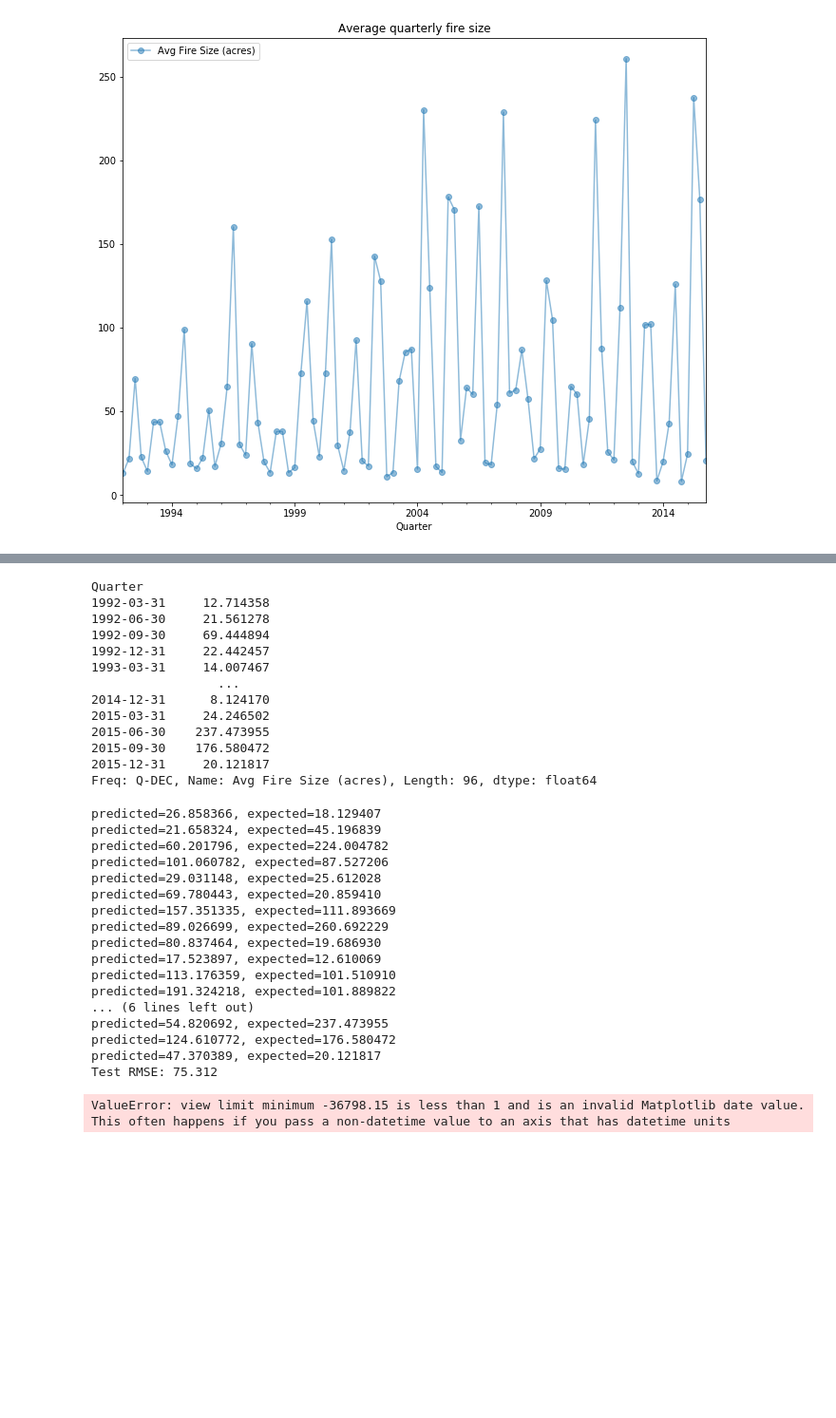
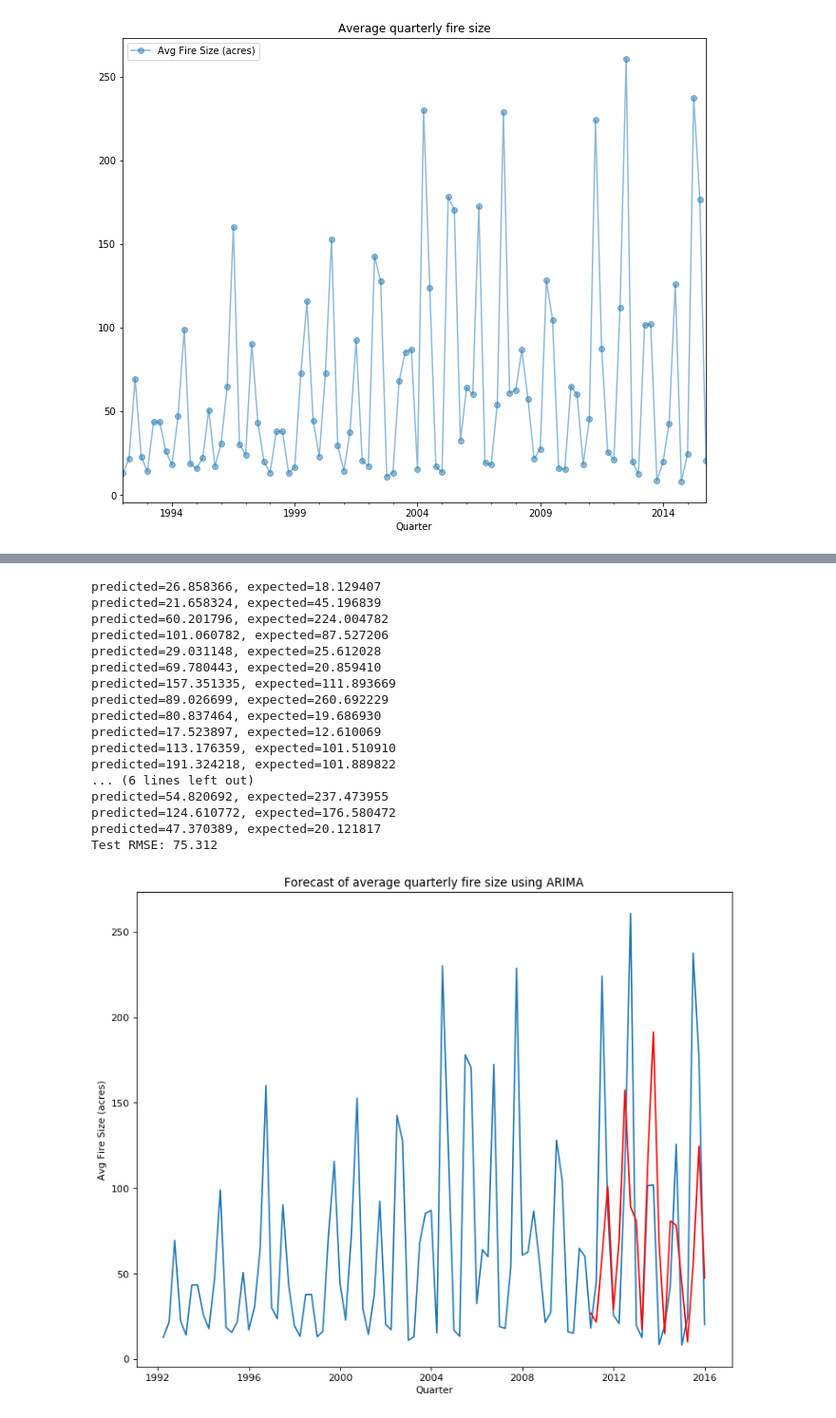
Before and after one commit to mcmarius/InformationVisualization, a Jupyter notebook: Timeseries.ipynb, the cells around one changed output, grey strips where cells are left out. Shown at 95% size. Drawn from its saved outputs; the diff is of its cells as text; code cells hidden in the pictures; blank space fills up the shorter version.

```diff
--- a/Timeseries.ipynb
+++ b/Timeseries.ipynb
@@ -113,25 +113,11 @@ INFO:fbprophet:Disabling daily seasonality. Run prophet with daily_seasonality=T
-# %%
-fires_by_quarter
-# %% [output]
-Quarter
-1992-03-31     12.714358
-1992-06-30     21.561278
-1992-09-30     69.444894
-1992-12-31     22.442457
-1993-03-31     14.007467
-                 ...
-2014-12-31      8.124170
-2015-03-31     24.246502
-2015-06-30    237.473955
-2015-09-30    176.580472
-2015-12-31     20.121817
-Freq: Q-DEC, Name: Avg Fire Size (acres), Length: 96, dtype: float64
 # %%
 # from pandas import datetime
 from matplotlib import pyplot
 from statsmodels.tsa.arima.model import ARIMA
 from sklearn.metrics import mean_squared_error
 from math import sqrt
+import numpy as np
+from matplotlib.pyplot import figure
 
 size = 75
 train, test = fires_by_quarter[:size], fires_by_quarter[size:]
@@ -142,34 +128,38 @@ for t in range(len(test)):
     model = ARIMA(history, order=(5,1,0))
     model_fit = model.fit()
     output = model_fit.forecast()
     yhat = output[0]
     predictions.append(yhat)
     obs = test[t]
     history.append(obs)
     print('predicted=%f, expected=%f' % (yhat, obs))
 # evaluate forecasts
 rmse = sqrt(mean_squared_error(test, predictions))
 print('Test RMSE: %.3f' % rmse)
 # plot forecasts against actual outcomes
-# pyplot.plot(test)
-# pyplot.plot(predictions, color='red')
-# pyplot.show()
+figure(figsize=(11, 9), dpi=80)
+pyplot.plot(fires_by_quarter.index.values, np.concatenate((train.values, test.values)))
+pyplot.plot(fires_by_quarter.index.values[size:], predictions, color='red')
+plt.title("Forecast of average quarterly fire size using ARIMA")
+plt.xlabel('Quarter')
+plt.ylabel('Avg Fire Size (acres)')
+pyplot.show()
 # %% [output]
 predicted=26.858366, expected=18.129407
 predicted=21.658324, expected=45.196839
 predicted=60.201796, expected=224.004782
 predicted=101.060782, expected=87.527206
 predicted=29.031148, expected=25.612028
 predicted=69.780443, expected=20.859410
 predicted=157.351335, expected=111.893669
 predicted=89.026699, expected=260.692229
 predicted=80.837464, expected=19.686930
 predicted=17.523897, expected=12.610069
 predicted=113.176359, expected=101.510910
 predicted=191.324218, expected=101.889822
 ... (6 lines left out)
 predicted=54.820692, expected=237.473955
 predicted=124.610772, expected=176.580472
 predicted=47.370389, expected=20.121817
 Test RMSE: 75.312
-ValueError: view limit minimum -36798.15 is less than 1 and is an invalid Matplotlib date value. This often happens if you pass a non-datetime value to an axis that has datetime units
+[figure, added]
```
Also changed, not shown: parts of 3 cells of this notebook.
